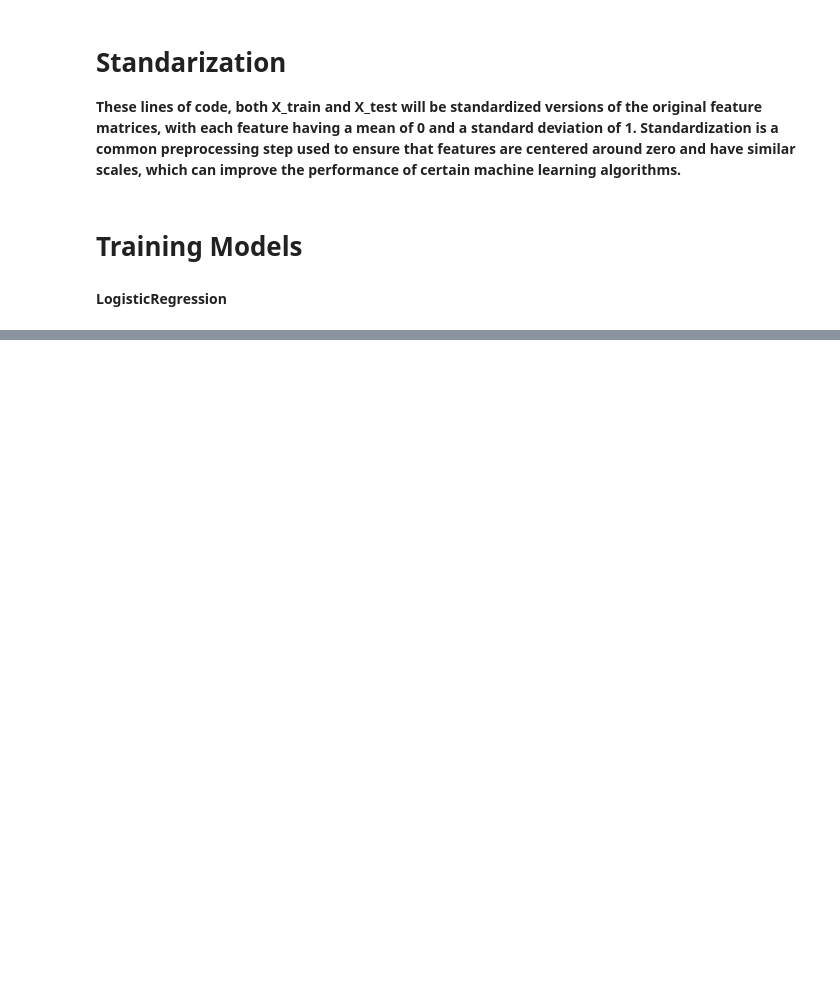
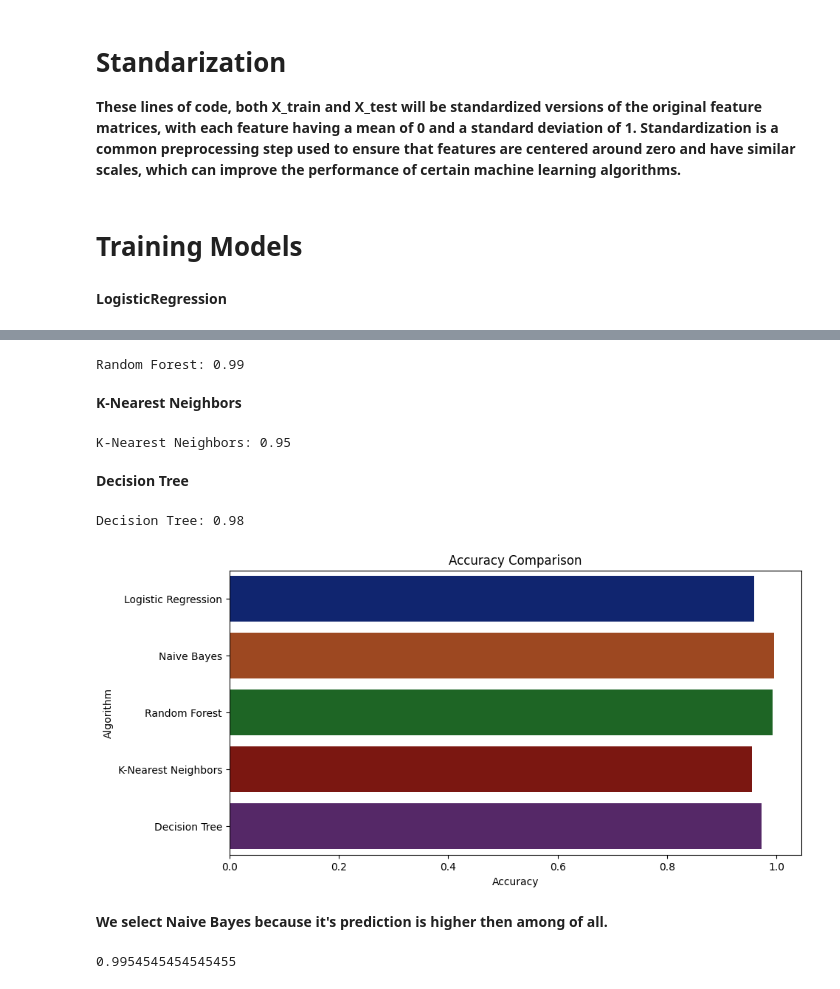
Before and after one commit to csubham2370/Crop-Classification-With-Recommendation-System-.ipynb-, a Jupyter notebook: Major_Project.ipynb, the cells around one changed output, grey strips where cells are left out. Drawn from its saved outputs; the diff is of its cells as text; code cells hidden in the pictures; blank space fills up the shorter version.

Commit message:
Predictive System

```diff
--- a/Major_Project.ipynb
+++ b/Major_Project.ipynb
@@ -532,0 +545,74 @@ LogisticRegression accuracy: 0.96
+# %%
+from sklearn.ensemble import RandomForestClassifier
+model = RandomForestClassifier()
+model.fit(X_train, y_train)
+model.predict(X_train)
+print("Random Forest accuracy: {:.2f}".format(model.score(X_test,y_test)))
+# %% [output]
+Random Forest: 0.99
+# %% [markdown]
+**K-Nearest Neighbors**
+# %%
+from sklearn.neighbors import KNeighborsClassifier
+model = KNeighborsClassifier()
+model.fit(X_train, y_train)
+model.predict(X_train)
+print("K-Nearest Neighbors accuracy: {:.2f}".format(model.score(X_test,y_test)))
+# %% [output]
+K-Nearest Neighbors: 0.95
+# %% [markdown]
+**Decision Tree**
+# %%
+from sklearn.tree import DecisionTreeClassifier
+model =  DecisionTreeClassifier()
+model.fit(X_train, y_train)
+model.predict(X_test)
+print("Decision Tree accuracy: {:.2f}".format(model.score(X_test,y_test)))
+# %% [output]
+Decision Tree: 0.98
+# %%
+import matplotlib.pyplot as plt
+import seaborn as sns
+
+# Your model instantiation and training code
+
+accuracies = []
+
+# Importing accuracy_score function
+from sklearn.metrics import accuracy_score
+
+# Instantiate classifiers
+classifiers = {
+    "Logistic Regression": LogisticRegression(),
+    "Naive Bayes": GaussianNB(),
+    "Random Forest": RandomForestClassifier(),
+    "K-Nearest Neighbors": KNeighborsClassifier(),
+    "Decision Tree": DecisionTreeClassifier()
+}
+
+# Train and evaluate each classifier
+for name, md in classifiers.items():
+    md.fit(X_train, y_train)
+    y_pred = md.predict(X_test)
+    acc = accuracy_score(y_test, y_pred)
+    accuracies.append(acc)
+
+
+# Plotting
+plt.figure(figsize=[10,5], dpi=100)
+plt.title('Accuracy Comparison')
+plt.xlabel('Accuracy')
+plt.ylabel('Algorithm')
+sns.barplot(x=accuracies, y=list(classifiers), palette='dark')
+plt.show()
+# %% [output]
+[figure, added]
+# %% [markdown]
+**We select Naive Bayes because it's prediction is higher then among of all.**
+# %%
+nb = GaussianNB()
+nb.fit(X_train,y_train)
+ypred = nb.predict(X_test)
+accuracy_score(y_test,ypred)
+# %% [output]
+0.9954545454545455
```
Also changed, not shown: parts of 4 cells of this notebook.
